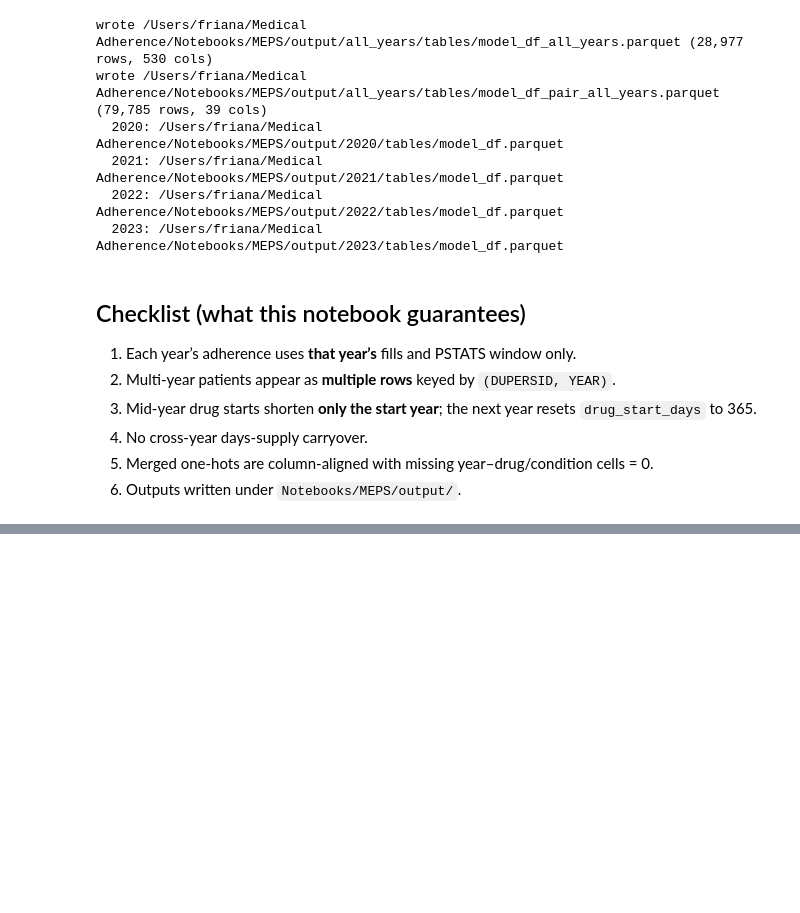
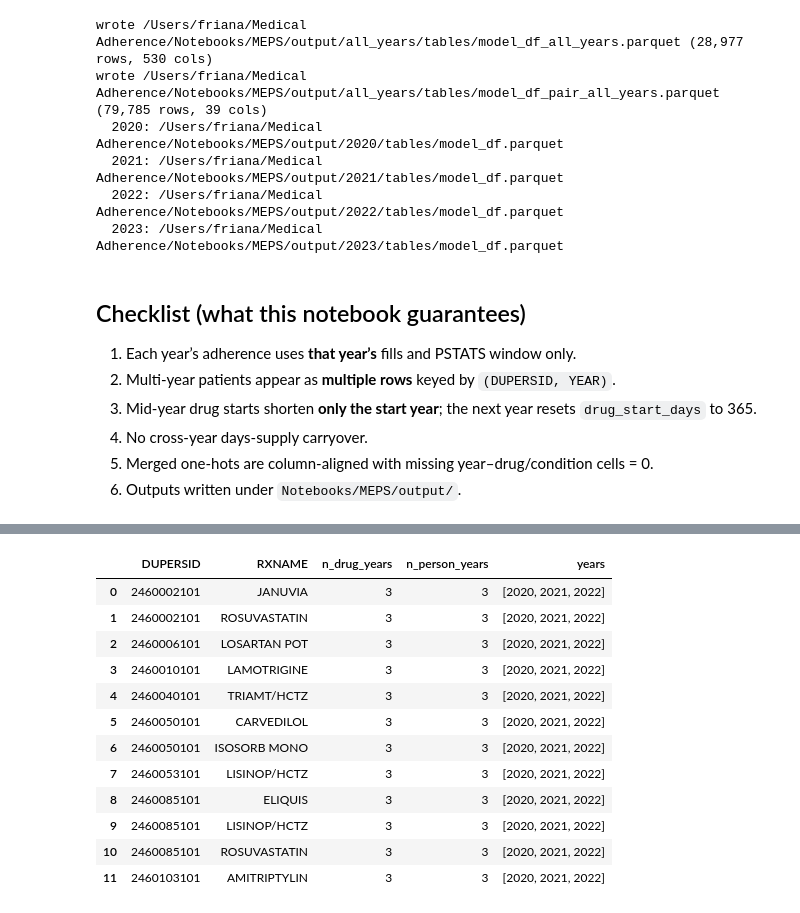
Before and after one commit to FrianaEngineer/Medical-Adherence, a Jupyter notebook: Notebooks/allYearMergeClean.ipynb, the cells around one changed output, grey strips where cells are left out. Drawn from its saved outputs; the diff is of its cells as text; code cells hidden in the pictures; blank space fills up the shorter version.

```diff
--- a/Notebooks/allYearMergeClean.ipynb
+++ b/Notebooks/allYearMergeClean.ipynb
@@ -611,0 +620,83 @@ wrote /Users/friana/Medical Adherence/Notebooks/MEPS/output/all_years/tables/mod
+# %%
+# Person–year–drug grain (pair rows can repeat ICD; drop that for continuity)
+pyd = pair_all[["DUPERSID", "YEAR", "RXNAME"]].drop_duplicates()
+
+years_per_person = (
+    pyd.groupby("DUPERSID")["YEAR"].nunique().rename("n_years")
+)
+multi_gt2 = years_per_person[years_per_person > 2]
+print(f"patients in >2 years: {len(multi_gt2):,} / {years_per_person.shape[0]:,}")
+print(years_per_person.value_counts().sort_index().to_string())
+
+sub = pyd[pyd["DUPERSID"].isin(multi_gt2.index)].copy()
+
+# Years each (person, drug) appears vs years the person is in the survey
+drug_years = (
+    sub.groupby(["DUPERSID", "RXNAME"])["YEAR"]
+    .nunique()
+    .rename("n_drug_years")
+    .reset_index()
+)
+drug_years = drug_years.merge(
+    multi_gt2.rename("n_person_years"),
+    left_on="DUPERSID",
+    right_index=True,
+)
+drug_years["continuous"] = (
+    drug_years["n_drug_years"] == drug_years["n_person_years"]
+)
+
+has_any_continuous = drug_years.groupby("DUPERSID")["continuous"].any()
+n_any = int(has_any_continuous.sum())
+n_none = int((~has_any_continuous).sum())
+
+# Stricter: identical RXNAME set every year
+identical_flags = []
+for pid, g in sub.groupby("DUPERSID"):
+    year_sets = {frozenset(names) for _, names in g.groupby("YEAR")["RXNAME"]}
+    identical_flags.append(len(year_sets) == 1)
+n_identical = int(sum(identical_flags))
+
+print(
+    f"\n≥1 drug present in ALL survey years: "
+    f"{n_any:,} / {len(multi_gt2):,} ({100 * n_any / len(multi_gt2):.1f}%)"
+)
+print(
+    f"no drug continuous across all years: "
+    f"{n_none:,} ({100 * n_none / len(multi_gt2):.1f}%)"
+)
+print(
+    f"identical RXNAME set every year: "
+    f"{n_identical:,} / {len(multi_gt2):,} ({100 * n_identical / len(multi_gt2):.1f}%)"
+)
+
+n_cont_drugs = int(drug_years["continuous"].sum())
+print(
+    f"\ncontinuous person–drug pairs: "
+    f"{n_cont_drugs:,} / {len(drug_years):,}"
+)
+print("\n# continuous drugs per patient (among >2-year patients):")
+print(
+    drug_years.groupby("DUPERSID")["continuous"]
+    .sum()
+    .astype(int)
+    .value_counts()
+    .sort_index()
+    .to_string()
+)
+
+# Example continuous drugs
+cont_examples = (
+    drug_years.loc[drug_years["continuous"]]
+    .merge(
+        sub.groupby("DUPERSID")["YEAR"]
+        .agg(years=lambda s: sorted(s.unique()))
+        .reset_index(),
+        on="DUPERSID",
+    )
+    .sort_values(["DUPERSID", "RXNAME"])
+    .head(12)
+)
+print("\nExample continuous (DUPERSID, RXNAME) pairs:")
+display(cont_examples[["DUPERSID", "RXNAME", "n_drug_years", "n_person_years", "years"]])
+# %% [output]
@@ -611,0 +720,13 @@ wrote /Users/friana/Medical Adherence/Notebooks/MEPS/output/all_years/tables/mod
+|  | DUPERSID | RXNAME | n_drug_years | n_person_years | years |
+| 0 | 2460002101 | JANUVIA | 3 | 3 | [2020, 2021, 2022] |
+| 1 | 2460002101 | ROSUVASTATIN | 3 | 3 | [2020, 2021, 2022] |
+| 2 | 2460006101 | LOSARTAN POT | 3 | 3 | [2020, 2021, 2022] |
+| 3 | 2460010101 | LAMOTRIGINE | 3 | 3 | [2020, 2021, 2022] |
+| 4 | 2460040101 | TRIAMT/HCTZ | 3 | 3 | [2020, 2021, 2022] |
+| 5 | 2460050101 | CARVEDILOL | 3 | 3 | [2020, 2021, 2022] |
+| 6 | 2460050101 | ISOSORB MONO | 3 | 3 | [2020, 2021, 2022] |
+| 7 | 2460053101 | LISINOP/HCTZ | 3 | 3 | [2020, 2021, 2022] |
+| 8 | 2460085101 | ELIQUIS | 3 | 3 | [2020, 2021, 2022] |
+| 9 | 2460085101 | LISINOP/HCTZ | 3 | 3 | [2020, 2021, 2022] |
+| 10 | 2460085101 | ROSUVASTATIN | 3 | 3 | [2020, 2021, 2022] |
+| 11 | 2460103101 | AMITRIPTYLIN | 3 | 3 | [2020, 2021, 2022] |
```
Also changed, not shown: parts of 8 cells of this notebook, 18 other files.
